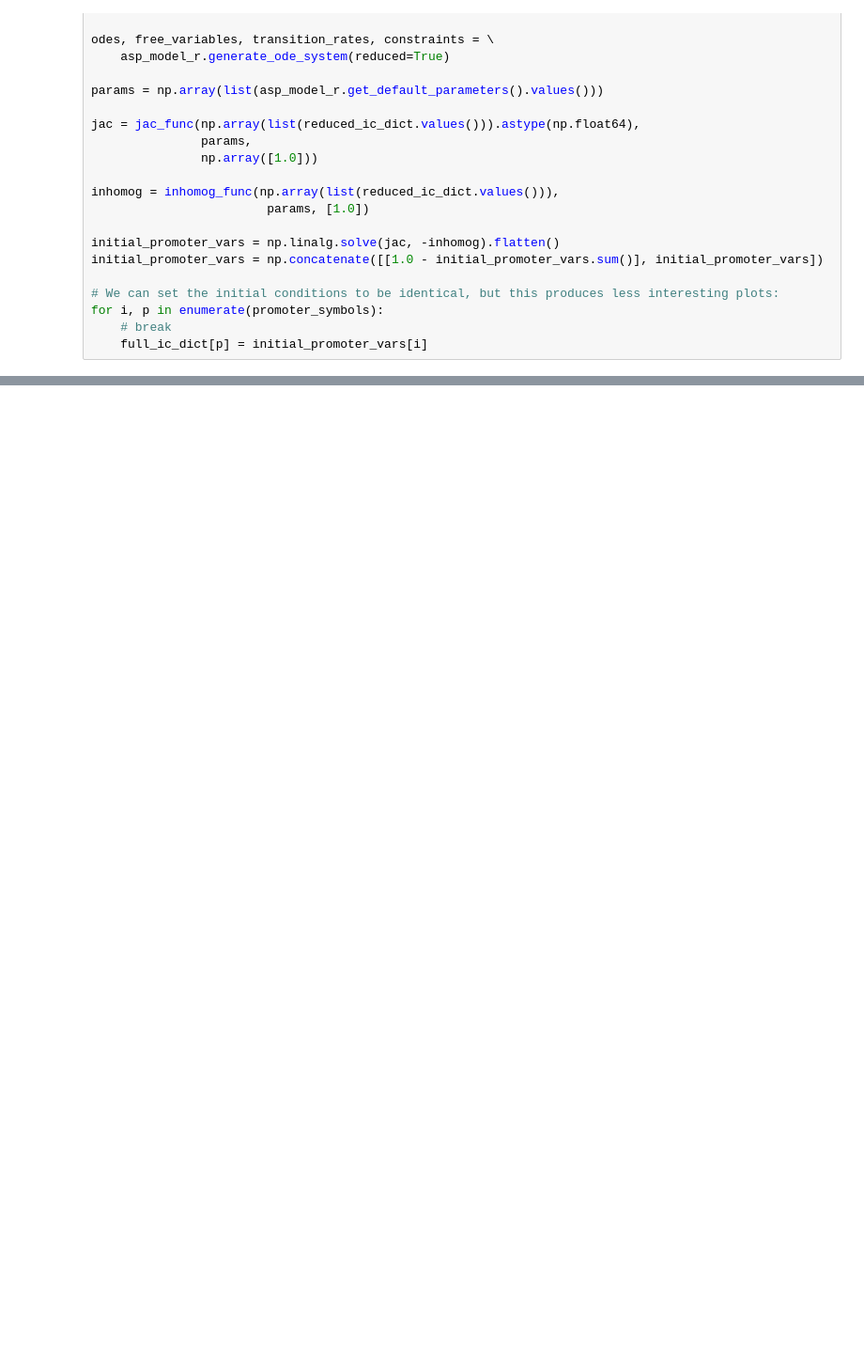
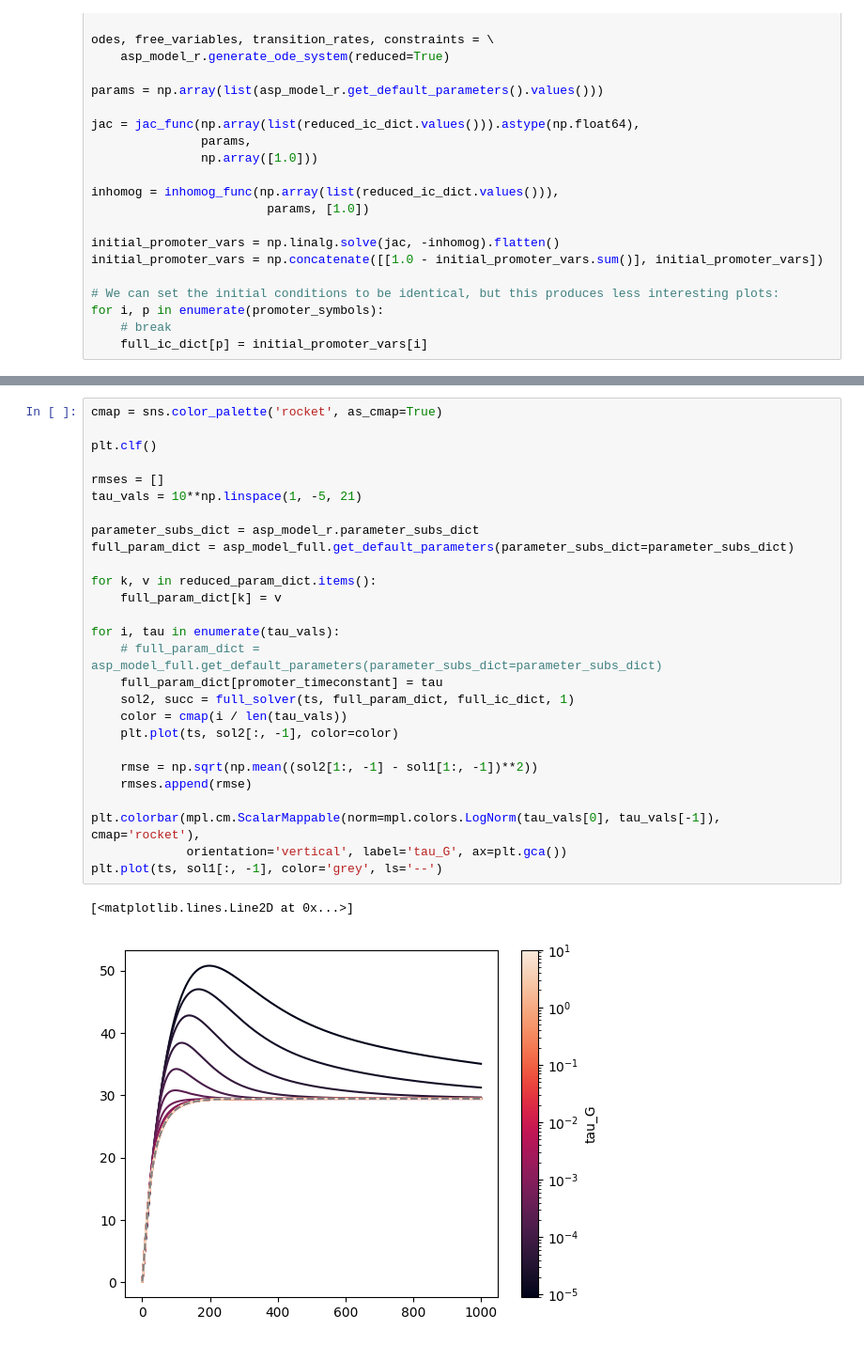
Before and after one commit to joeyshuttleworth/auxin_signalling_models, a Jupyter notebook: notebooks/degenerate_model_demonstration.ipynb, the cells around one changed output, grey strips where cells are left out. Shown at 94% size. Drawn from its saved outputs; the diff is of its cells as text; blank space fills up the shorter version.

```diff
--- a/notebooks/degenerate_model_demonstration.ipynb
+++ b/notebooks/degenerate_model_demonstration.ipynb
@@ -207,0 +189,30 @@ plt.plot(ts, sol1[:, -1], color='grey', ls='--')
+# %%
+cmap = sns.color_palette('rocket', as_cmap=True)
+
+plt.clf()
+
+rmses = []
+tau_vals = 10**np.linspace(1, -5, 21)
+
+parameter_subs_dict = asp_model_r.parameter_subs_dict
+full_param_dict = asp_model_full.get_default_parameters(parameter_subs_dict=parameter_subs_dict)
+
+for k, v in reduced_param_dict.items():
+    full_param_dict[k] = v
+
+for i, tau in enumerate(tau_vals):
+    # full_param_dict = asp_model_full.get_default_parameters(parameter_subs_dict=parameter_subs_dict)
+    full_param_dict[promoter_timeconstant] = tau
+    sol2, succ = full_solver(ts, full_param_dict, full_ic_dict, 1)
+    color = cmap(i / len(tau_vals))
+    plt.plot(ts, sol2[:, -1], color=color)
+
+    rmse = np.sqrt(np.mean((sol2[1:, -1] - sol1[1:, -1])**2))
+    rmses.append(rmse)
+
+plt.colorbar(mpl.cm.ScalarMappable(norm=mpl.colors.LogNorm(tau_vals[0], tau_vals[-1]), cmap='rocket'),
+             orientation='vertical', label='tau_G', ax=plt.gca())
+plt.plot(ts, sol1[:, -1], color='grey', ls='--')
+# %% [output]
+[<matplotlib.lines.Line2D at 0x...>]
+[figure, added]
```
Also changed, not shown: parts of 8 cells of this notebook.
